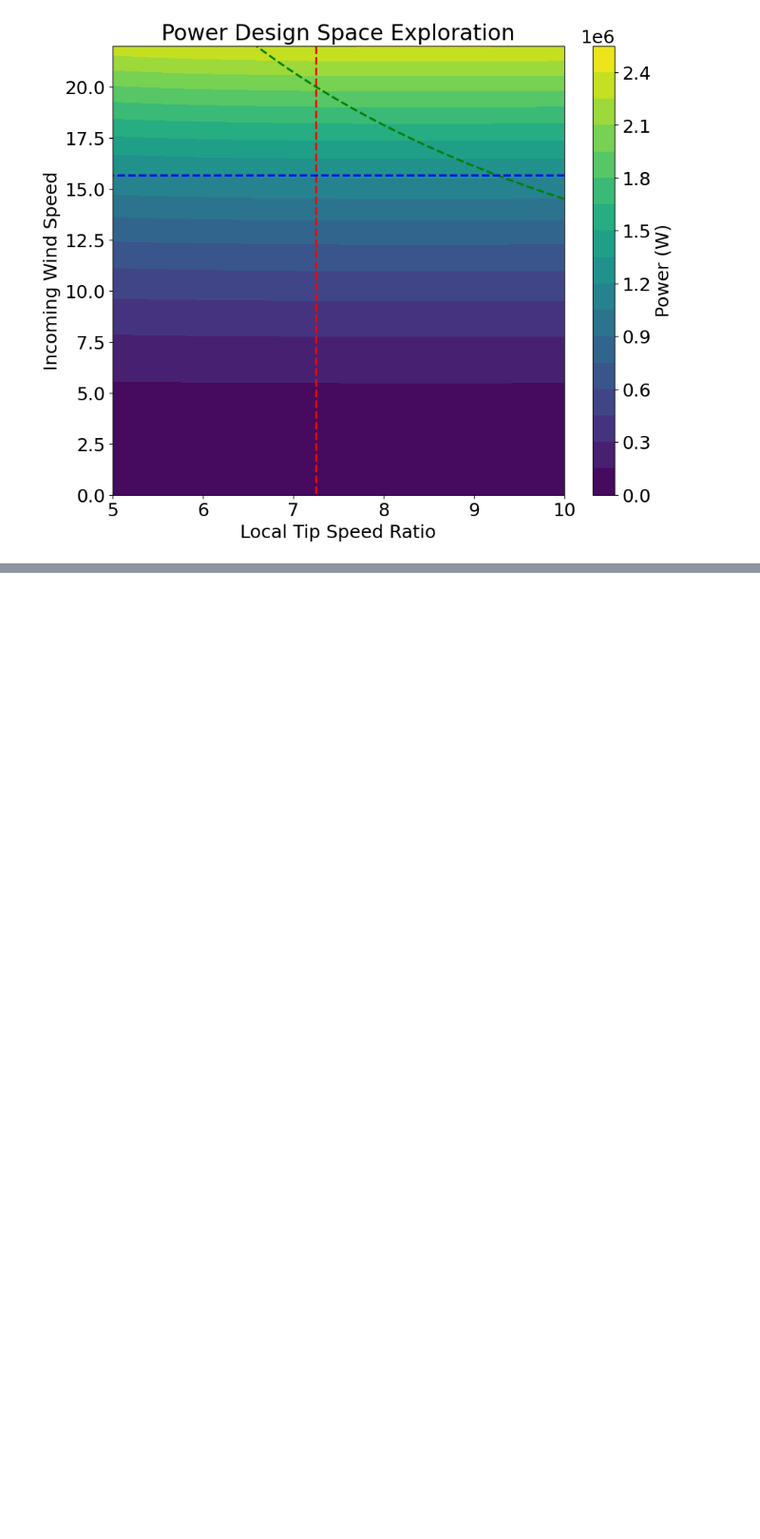
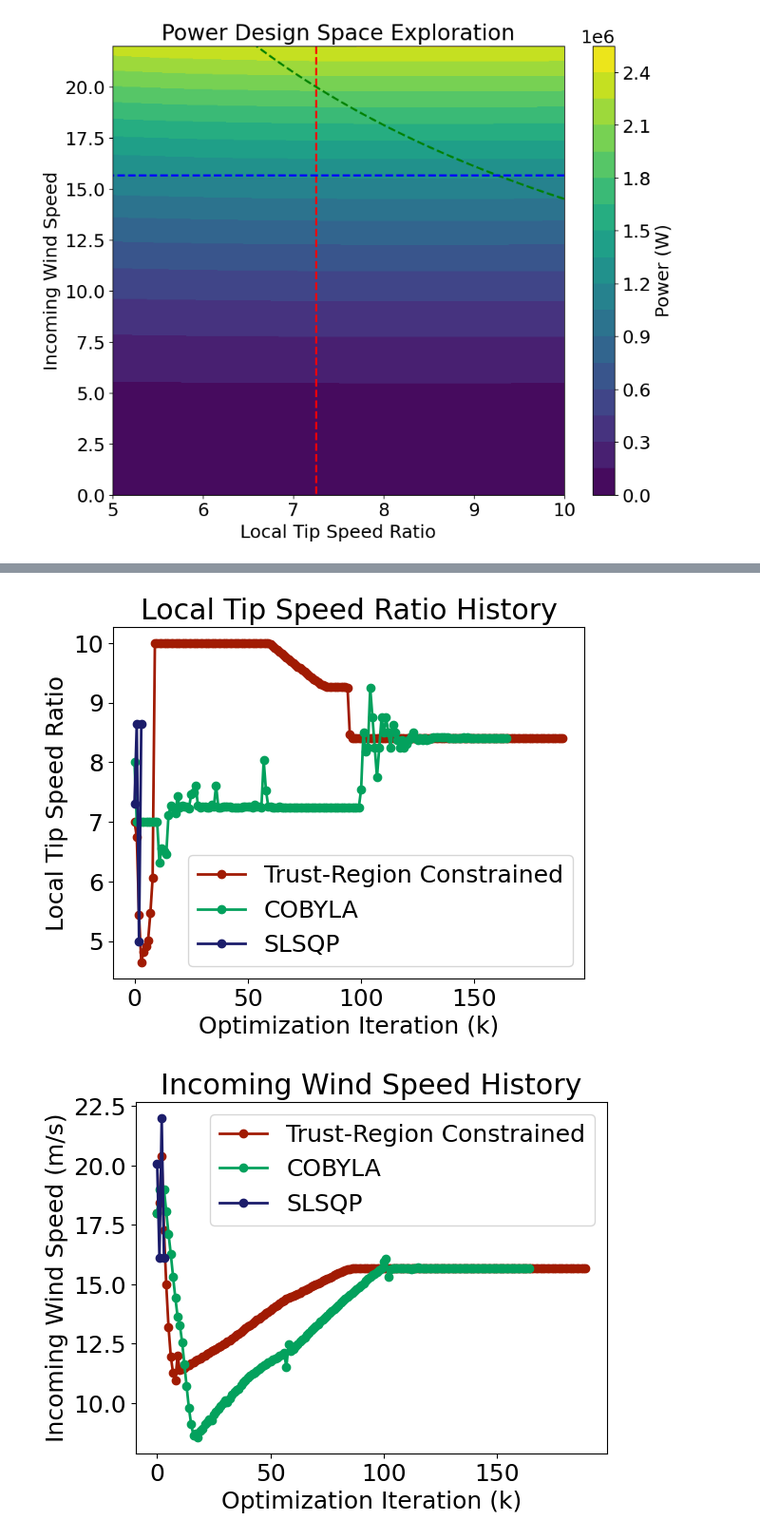
Before and after one commit to divyatyagi8/AERSP497_Project, a Jupyter notebook: windpower_opt.ipynb, the cells around one changed output, grey strips where cells are left out. Shown at 95% size. Cells and saved outputs as stored; diff of their text form; code cells hidden in the pictures; blank space fills up the shorter version.

```diff
--- a/windpower_opt.ipynb
+++ b/windpower_opt.ipynb
@@ -504,0 +511,47 @@ plt.show()
+# %%
+# Local Tip Speed Ratio History
+plt.figure()
+plt.plot(range(len(xx_tr)), [x[0] for x in xx_tr], marker='o',c='#a11b03', label='Trust-Region Constrained')
+plt.plot(range(len(xx_c)), [x[0] for x in xx_c], marker='o',c='#03a15d', label='COBYLA')
+plt.plot(range(len(xx_slsqp)), [x[0] for x in xx_slsqp], marker='o',c='#1c1d6b', label='SLSQP')
+plt.xlabel('Optimization Iteration (k)')
+plt.ylabel('Local Tip Speed Ratio')
+plt.title('Local Tip Speed Ratio History')
+plt.legend()
+plt.show()
+
+# Incoming Wind Speed History
+plt.figure()
+plt.plot(range(len(xx_tr)), [x[1] for x in xx_tr], marker='o',c='#a11b03', label='Trust-Region Constrained')
+plt.plot(range(len(xx_c)), [x[1] for x in xx_c], marker='o',c='#03a15d', label='COBYLA')
+plt.plot(range(len(xx_slsqp)), [x[1] for x in xx_slsqp], marker='o',c='#1c1d6b', label='SLSQP')
+plt.xlabel('Optimization Iteration (k)')
+plt.ylabel('Incoming Wind Speed (m/s)')
+plt.title('Incoming Wind Speed History')
+plt.legend()
+plt.show()
+
+# Blade Diameter History
+plt.figure()
+plt.plot(range(len(xx_tr)), [x[2] for x in xx_tr], marker='o',c='#a11b03', label='Trust-Region Constrained')
+plt.plot(range(len(xx_c)), [x[2] for x in xx_c], marker='o',c='#03a15d', label='COBYLA')
+plt.plot(range(len(xx_slsqp)), [x[2] for x in xx_slsqp], marker='o',c='#1c1d6b', label='SLSQP')
+plt.xlabel('Optimization Iteration (k)')
+plt.ylabel('Blade Diameter (m)')
+plt.title('Blade Diameter History')
+plt.legend()
+plt.show()
+
+# Lift to Drag Ratio History
+plt.figure()
+plt.plot(range(len(xx_tr)), [x[3] for x in xx_tr], marker='o',c='#a11b03', label='Trust-Region Constrained')
+plt.plot(range(len(xx_c)), [x[3] for x in xx_c], marker='o',c='#03a15d', label='COBYLA')
+plt.plot(range(len(xx_slsqp)), [x[3] for x in xx_slsqp], marker='o',c='#1c1d6b', label='SLSQP')
+plt.xlabel('Optimization Iteration (k)')
+plt.ylabel('Lift to Drag Ratio')
+plt.title('Lift to Drag Ratio History')
+plt.legend()
+plt.show()
+# %% [output]
+[figure, added]
+[figure, added]
```
Also changed, not shown: parts of 11 cells of this notebook.
